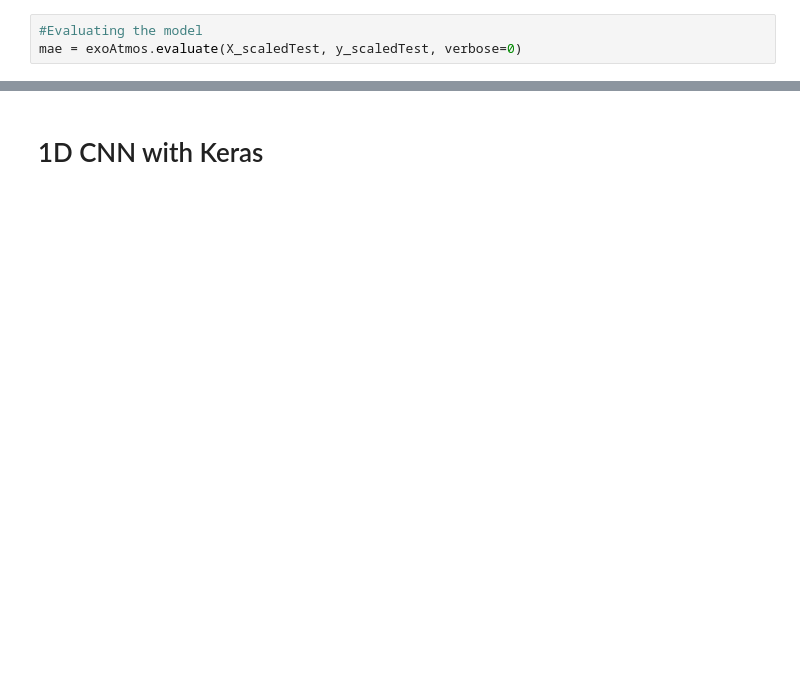
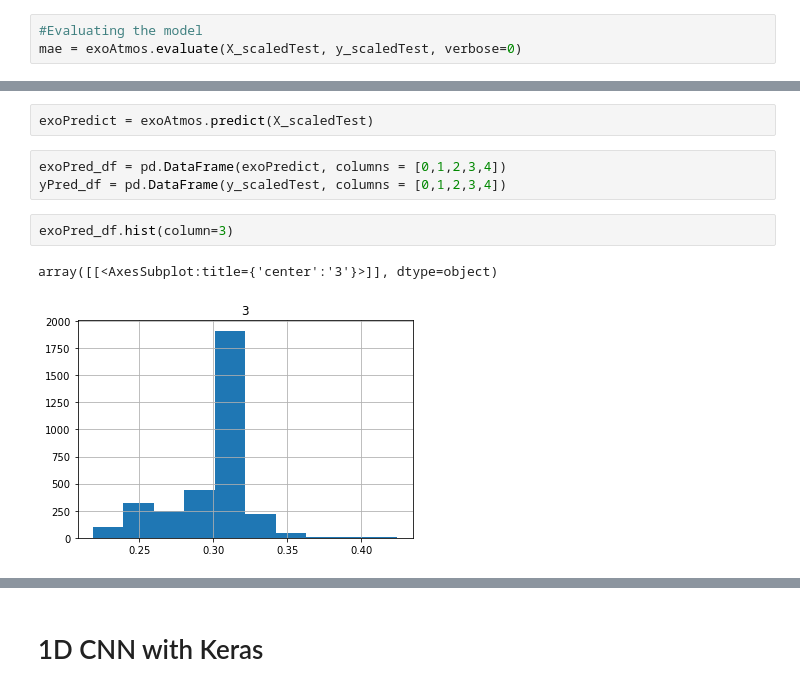
Before and after one commit to ACM-Research/exoplanet-atmosphere-analysis-with-ML, a Jupyter notebook: AbhishekModel.ipynb, the cells around one changed output, grey strips where cells are left out. Saved outputs shown, nothing was run; the diff lists cells and outputs as text; blank space fills up the shorter version.

```diff
--- a/AbhishekModel.ipynb
+++ b/AbhishekModel.ipynb
@@ -248,0 +244,10 @@ y5 MSE:1.0288
+# %%
+exoPredict = exoAtmos.predict(X_scaledTest)
+# %%
+exoPred_df = pd.DataFrame(exoPredict, columns = [0,1,2,3,4])
+yPred_df = pd.DataFrame(y_scaledTest, columns = [0,1,2,3,4])
+# %%
+exoPred_df.hist(column=3)
+# %% [output]
+array([[<AxesSubplot:title={'center':'3'}>]], dtype=object)
+[figure, added]
```
Also changed, not shown: parts of 37 cells of this notebook.
